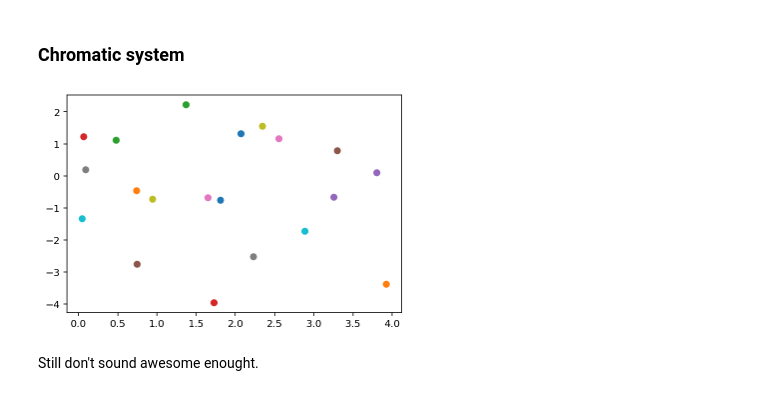
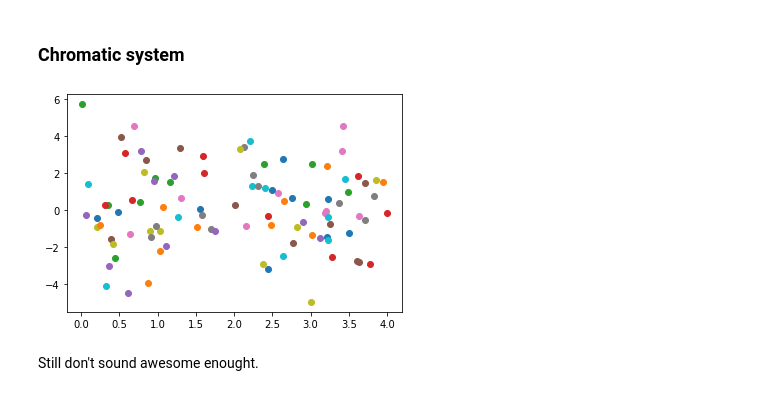
Before and after one commit to MattDupraz/Algorithmic-Composition, a Jupyter notebook: 12_milestone_2/clouds_1.ipynb, the cells around one changed output. Cells and saved outputs as stored; diff of their text form; code cells hidden in the pictures.

```diff
--- a/12_milestone_2/clouds_1.ipynb
+++ b/12_milestone_2/clouds_1.ipynb
@@ -257,28 +257,28 @@ def get_chromatic_Notes(MAIN_NOTE, discretized_point):
     return m
 # %%
 # Defining the number of points
-NUMBER_OF_POINT = 20
+NUMBER_OF_POINT = 100
 
 # We are taking here 4/4 as time signature. x_up = 4 allows to identify each integer to a beat
 x_up = 4
 mean = 0
 dispersion = 2
 
 points = shoot(NUMBER_OF_POINT, x_up, mean, dispersion)
 
 UNIT = 0.25 # of a quarter
 
 discretized_point = discretize(points, UNIT)
 
 
 MAIN_NOTE = note.Note(pitch = 'C5', quarterLength=UNIT)
 
 m = stream.Measure()
 m = get_chromatic_Notes(MAIN_NOTE, discretized_point)
 
 play(m)
 # %% [output]
-[figure, old version]
+[figure, new version]
 # %% [markdown]
 Still don't sound awesome enought.
 # %% [markdown]
```
Also changed, not shown: parts of 3 cells of this notebook, 2 other files.
